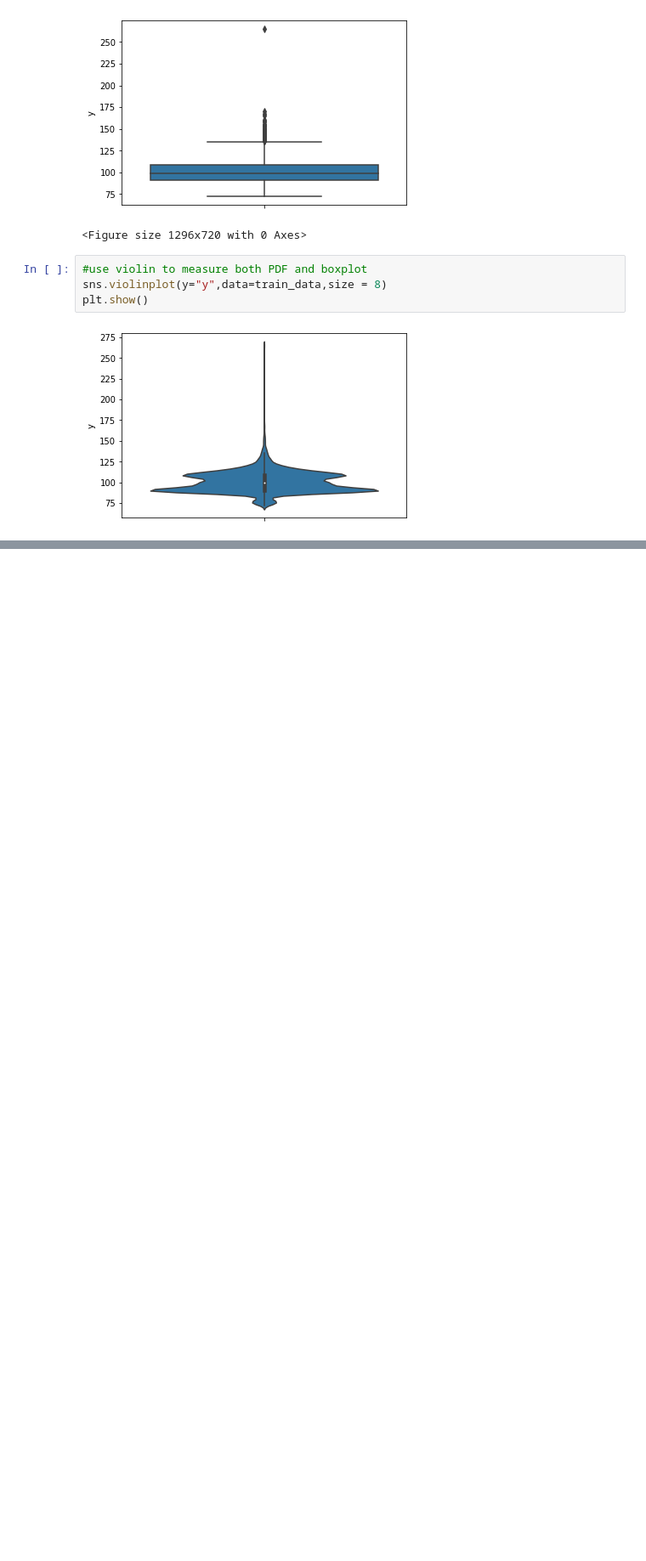
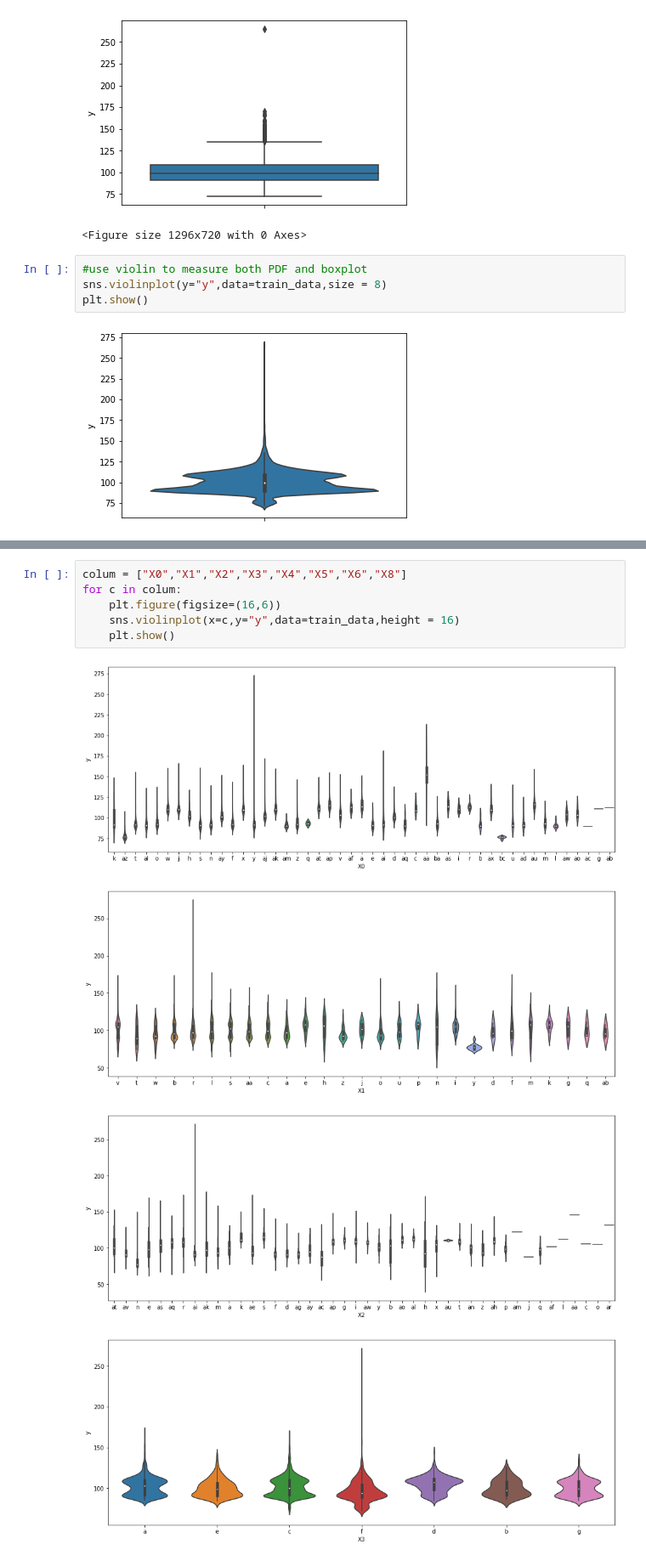
Before and after one commit to nzangi/Machine-Learning-Projects, a Jupyter notebook: Maximum Capacity/Maximum Capaticy.ipynb, the cells around one changed output, grey strips where cells are left out. Shown at 85% size. Cells and saved outputs as stored; diff of their text form; blank space fills up the shorter version.

```diff
--- a/Maximum Capacity/Maximum Capaticy.ipynb
+++ b/Maximum Capacity/Maximum Capaticy.ipynb
@@ -235,0 +340,11 @@ plt.show()
+# %%
+colum = ["X0","X1","X2","X3","X4","X5","X6","X8"]
+for c in colum:
+    plt.figure(figsize=(16,6))
+    sns.violinplot(x=c,y="y",data=train_data,height = 16)
+    plt.show()
+# %% [output]
+[figure, added]
+[figure, added]
+[figure, added]
+[figure, added]
```
Also changed, not shown: parts of 30 cells of this notebook.
